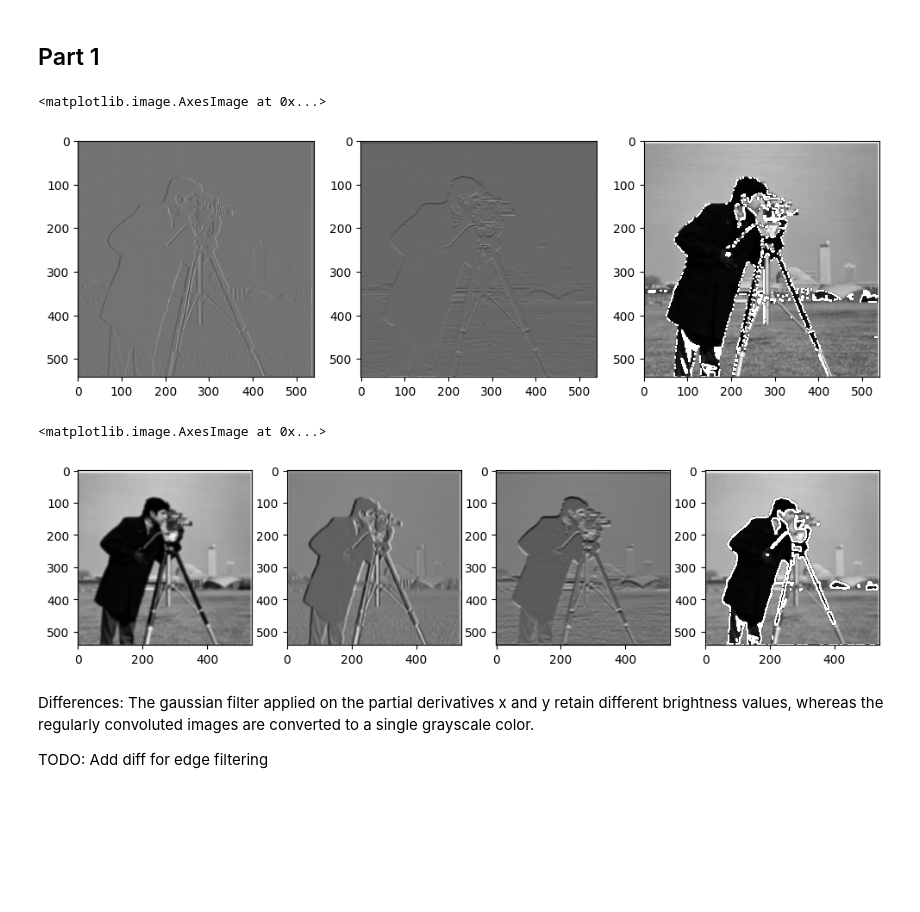
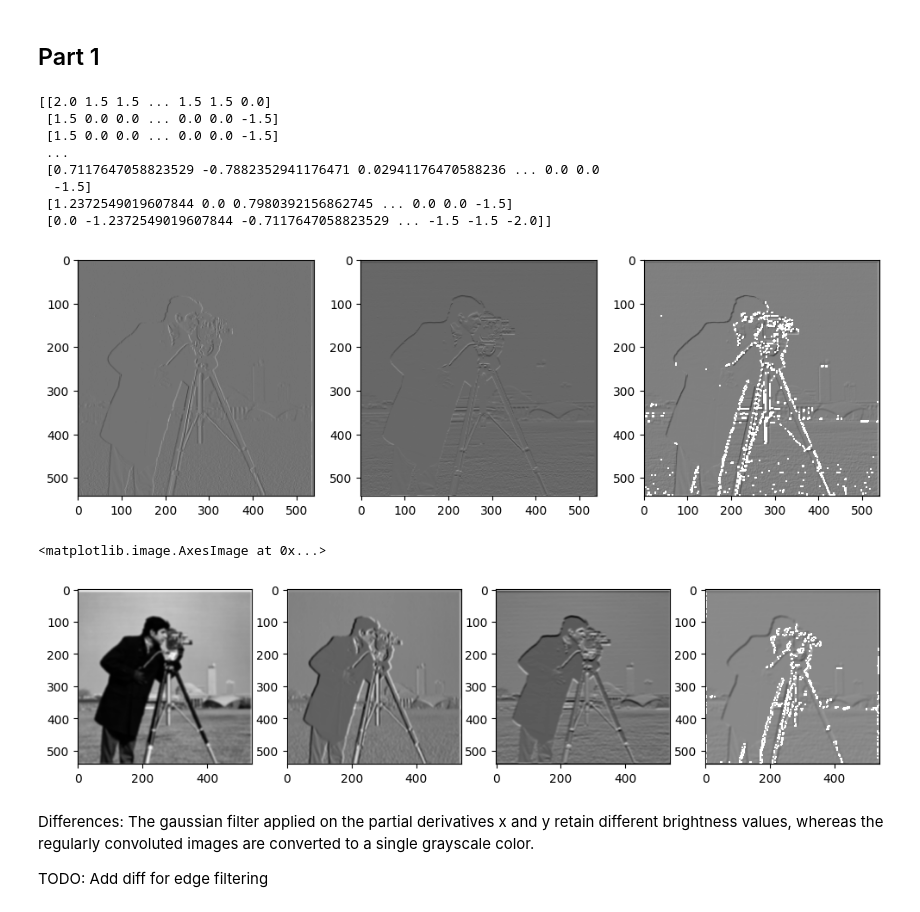
Before and after one commit to hailey-tran-9/cs180-fa23-proj2, a Jupyter notebook: code/main.ipynb, the cells around one changed output. Saved outputs shown, nothing was run; the diff lists cells and outputs as text; code cells hidden in the pictures; blank space fills up the shorter version.

Commit message:
Add optional gradient magnitude

```diff
--- a/code/main.ipynb
+++ b/code/main.ipynb
@@ -15,40 +15,52 @@ from align_image_code import align_images
 # Q1.1
 %matplotlib inline
 
 # Partial x and y derivatives
 
 img = skio.imread("../images/cameraman.png")
 img = rgb2gray(img[:,:,:3])
 # plt.imshow(img)
 
 D_x = np.tile(np.array([1,-1])[None,:], [2, 1])
 D_y = np.tile(np.array([1,-1]).T[:,None], [1, 2])
 
 # Dx
 img_D_x = signal.convolve2d(img, D_x, mode="same")
 # Dy
 img_D_y = signal.convolve2d(img, D_y, mode="same")
 
 # # TODO: Edge Filtering
 edge_D_x = np.tile(np.array([1,0,-1])[None,:], [3, 1])
 edge_D_y = np.tile(np.array([1,0,-1]).T[:,None], [1, 3])
+
 # edge_conv_x = signal.convolve2d(img, edge_D_x, mode="same")
 # edge_conv_y = signal.convolve2d(img, edge_D_y, mode="same")
 
-gradient_mag = np.sqrt((edge_D_x**2) + (edge_D_y**2))
-# TODO: idk how to apply this
-# gradient_dir = np.arctan(edge_D_y.T/edge_D_x)
+# gradient_mag = np.sqrt((edge_D_x**2) + (edge_D_y**2))
+# img_edge = signal.convolve2d(img, gradient_mag, mode="same")
+# img_binarize = np.ma.masked_inside(img_edge, 2, 2.4, copy=True)
+
+gradient_mag = (edge_D_x + edge_D_y)/2
 img_edge = signal.convolve2d(img, gradient_mag, mode="same")
-img_binarize = np.ma.masked_inside(img_edge, 2, 2.4, copy=True)
-# print(img_binarize)
+img_binarize = np.ma.masked_inside(img_edge, 0.35, 0.5, copy=True)
+
 
 plt.figure(figsize=(12, 4))
 plt.subplot(131); plt.imshow(img_D_x, cmap="gray")
 plt.subplot(132); plt.imshow(img_D_y, cmap="gray")
 plt.subplot(133); plt.imshow(img_binarize, cmap="gray")
+
+print(img_binarize)
 # %% [output]
-<matplotlib.image.AxesImage at 0x...>
+[[2.0 1.5 1.5 ... 1.5 1.5 0.0]
+ [1.5 0.0 0.0 ... 0.0 0.0 -1.5]
+ [1.5 0.0 0.0 ... 0.0 0.0 -1.5]
+ ...
+ [0.7117647058823529 -0.7882352941176471 0.02941176470588236 ... 0.0 0.0
+  -1.5]
+ [1.2372549019607844 0.0 0.7980392156862745 ... 0.0 0.0 -1.5]
+ [0.0 -1.2372549019607844 -0.7117647058823529 ... -1.5 -1.5 -2.0]]
-[figure, old version]
+[figure, new version]
 # %%
 # Q1.2
 # Gaussian Kernel
@@ -66,10 +78,16 @@ gauss_D_y = signal.convolve2d(gauss_2d_kernel, D_y, mode="same")
 img_gauss_D_y = signal.convolve2d(img, gauss_D_y, mode="same")
 
 # TODO: Gauss Edge Filtering
+
+# gradient_mag = np.sqrt((edge_D_x**2) + (edge_D_y**2))
+# gauss_img_edge = signal.convolve2d(img_gauss, gradient_mag, mode="same")
+# gauss_img_binarize = np.ma.masked_inside(gauss_img_edge, 2, 2.4, copy=True)
+
+gradient_mag = (edge_D_x + edge_D_y)/2
 gauss_img_edge = signal.convolve2d(img_gauss, gradient_mag, mode="same")
-gauss_img_binarize = np.ma.masked_inside(gauss_img_edge, 2, 2.4, copy=True)
-# TODO: idk how to apply this
-# gradient_dir = np.arctan(edge_D_y.T/edge_D_x)
+gauss_img_binarize = np.ma.masked_inside(gauss_img_edge, 0.12, 0.13, copy=True)
+
+
 
 plt.figure(figsize=(12, 4))
 plt.subplot(141); plt.imshow(img_gauss, cmap="gray")
@@ -78,7 +96,7 @@ plt.subplot(143); plt.imshow(img_gauss_D_y, cmap="gray")
 plt.subplot(144); plt.imshow(gauss_img_binarize, cmap="gray")
 # %% [output]
 <matplotlib.image.AxesImage at 0x...>
-[figure, old version]
+[figure, new version]
 # %% [markdown]
 Differences: The gaussian filter applied on the partial derivatives x and y retain different brightness values, whereas the regularly convoluted images are converted to a single grayscale color.
 
```
